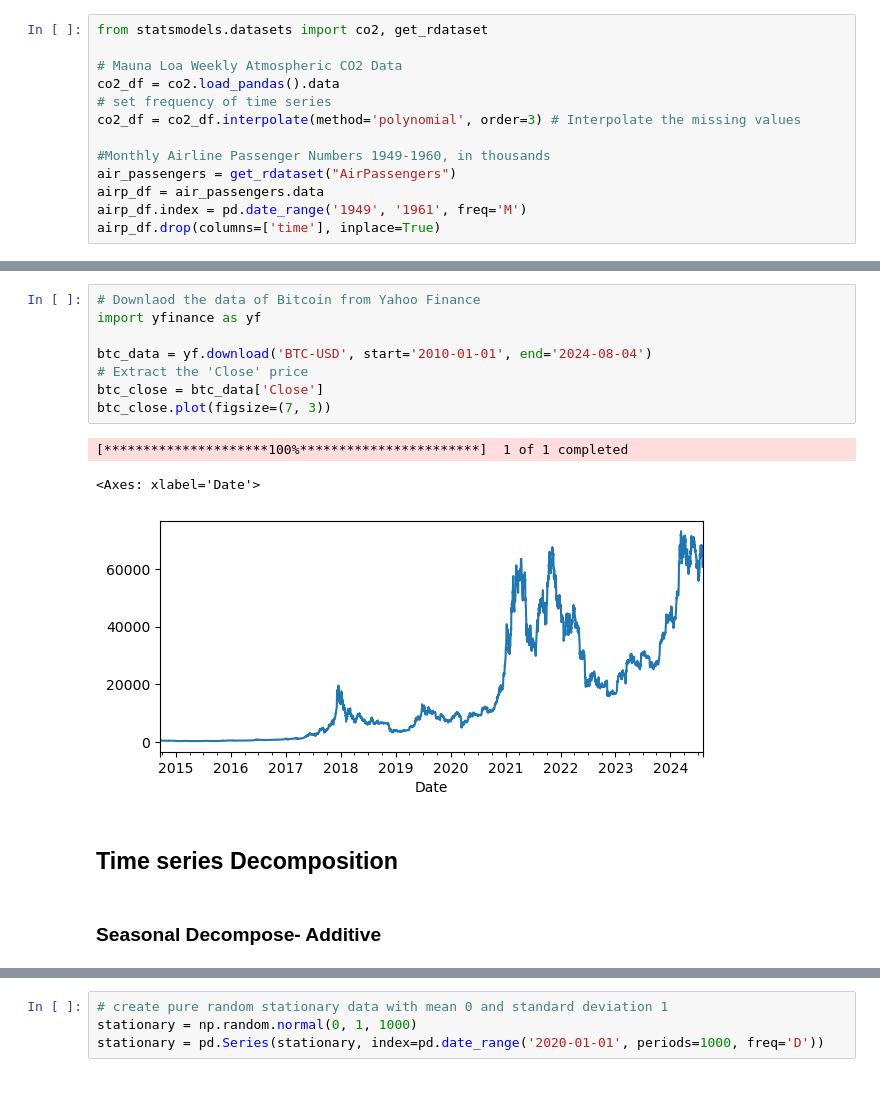
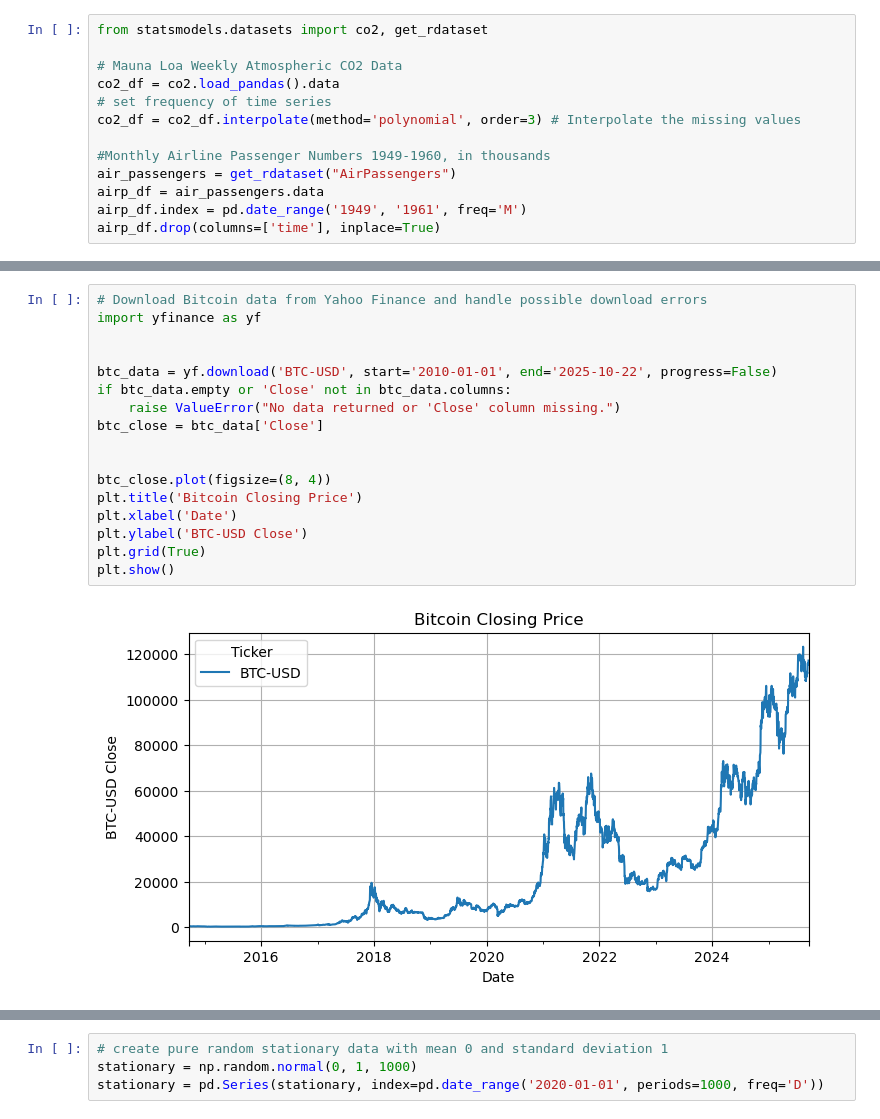
Before and after one commit to imriaharoni/AIRC-Time-Series-Workshop-2025, a Jupyter notebook: Lectures_notebooks/Lecture-2.ipynb, the cells around one changed output, grey strips where cells are left out. Saved outputs shown, nothing was run; the diff lists cells and outputs as text; blank space fills up the shorter version.

```diff
--- a/Lectures_notebooks/Lecture-2.ipynb
+++ b/Lectures_notebooks/Lecture-2.ipynb
@@ -66,16 +81,19 @@ New Frequency-  D
 # %%
-# Downlaod the data of Bitcoin from Yahoo Finance
+# Download Bitcoin data from Yahoo Finance and handle possible download errors
 import yfinance as yf
 
-btc_data = yf.download('BTC-USD', start='2010-01-01', end='2024-08-04')
-# Extract the 'Close' price
+
+btc_data = yf.download('BTC-USD', start='2010-01-01', end='2025-10-22', progress=False)
+if btc_data.empty or 'Close' not in btc_data.columns:
+    raise ValueError("No data returned or 'Close' column missing.")
 btc_close = btc_data['Close']
-btc_close.plot(figsize=(7, 3))
+
+
+btc_close.plot(figsize=(8, 4))
+plt.title('Bitcoin Closing Price')
+plt.xlabel('Date')
+plt.ylabel('BTC-USD Close')
+plt.grid(True)
+plt.show()
 # %% [output]
-[*********************100%***********************]  1 of 1 completed
-<Axes: xlabel='Date'>
-[figure, old version]
+[figure, new version]
-# %% [markdown]
-## Time series Decomposition
-# %% [markdown]
-### Seasonal Decompose- Additive
```
Also changed, not shown: parts of 98 cells of this notebook, 6 other files.
